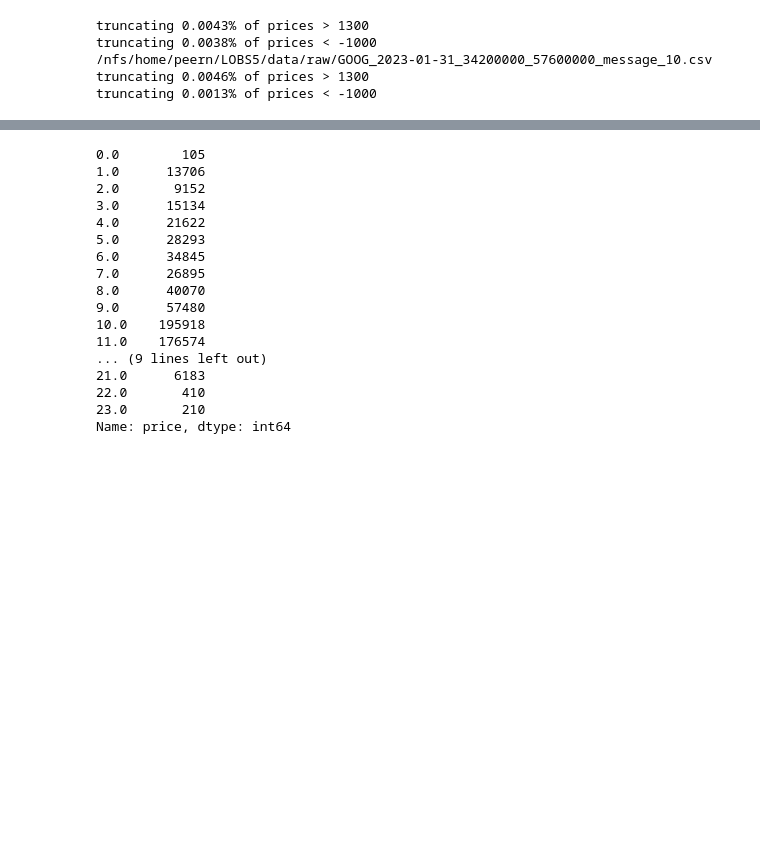
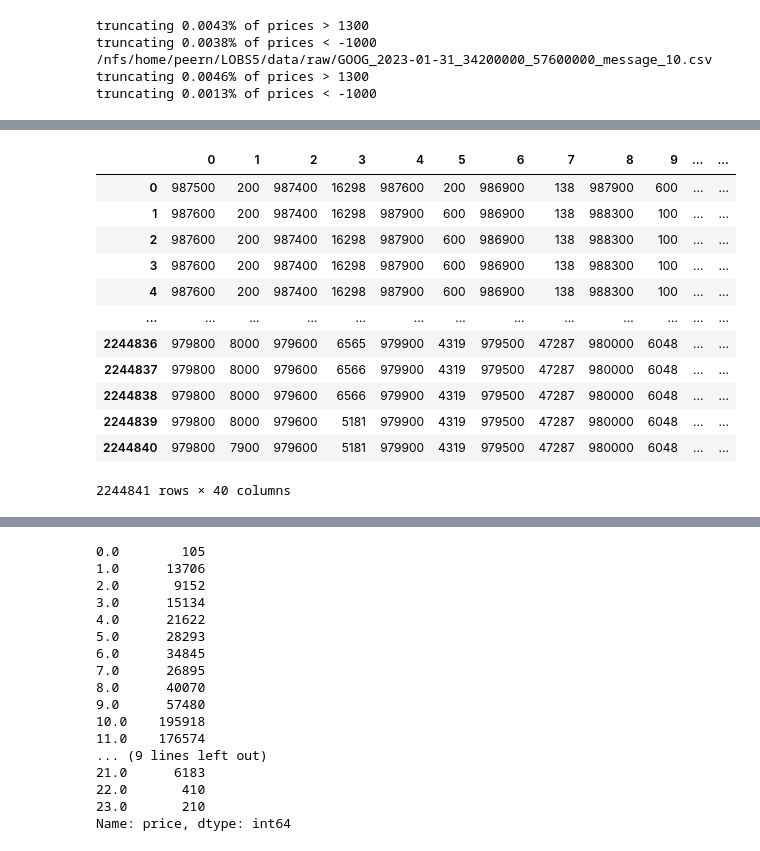
Before and after one commit to saschafrey/LOBS5_Prediction, a Jupyter notebook: lob/lobster_preproc.ipynb, the cells around one changed output, grey strips where cells are left out. Drawn from its saved outputs; the diff is of its cells as text; code cells hidden in the pictures; blank space fills up the shorter version.

```diff
--- a/lob/lobster_preproc.ipynb
+++ b/lob/lobster_preproc.ipynb
@@ -167,0 +229,16 @@ truncating 0.0013% of prices < -1000
+# %%
+b
+# %% [output]
+|  | 0 | 1 | 2 | 3 | 4 | 5 | 6 | 7 | 8 | 9 | ... | ... |
+| 0 | 987500 | 200 | 987400 | 16298 | 987600 | 200 | 986900 | 138 | 987900 | 600 | ... | ... |
+| 1 | 987600 | 200 | 987400 | 16298 | 987900 | 600 | 986900 | 138 | 988300 | 100 | ... | ... |
+| 2 | 987600 | 200 | 987400 | 16298 | 987900 | 600 | 986900 | 138 | 988300 | 100 | ... | ... |
+| 3 | 987600 | 200 | 987400 | 16298 | 987900 | 600 | 986900 | 138 | 988300 | 100 | ... | ... |
+| 4 | 987600 | 200 | 987400 | 16298 | 987900 | 600 | 986900 | 138 | 988300 | 100 | ... | ... |
+| ... | ... | ... | ... | ... | ... | ... | ... | ... | ... | ... | ... | ... |
+| 2244836 | 979800 | 8000 | 979600 | 6565 | 979900 | 4319 | 979500 | 47287 | 980000 | 6048 | ... | ... |
+| 2244837 | 979800 | 8000 | 979600 | 6566 | 979900 | 4319 | 979500 | 47287 | 980000 | 6048 | ... | ... |
+| 2244838 | 979800 | 8000 | 979600 | 6566 | 979900 | 4319 | 979500 | 47287 | 980000 | 6048 | ... | ... |
+| 2244839 | 979800 | 8000 | 979600 | 5181 | 979900 | 4319 | 979500 | 47287 | 980000 | 6048 | ... | ... |
+| 2244840 | 979800 | 7900 | 979600 | 5181 | 979900 | 4319 | 979500 | 47287 | 980000 | 6048 | ... | ... |
+2244841 rows × 40 columns
```
Also changed, not shown: parts of 70 cells of this notebook, 7 other files.
